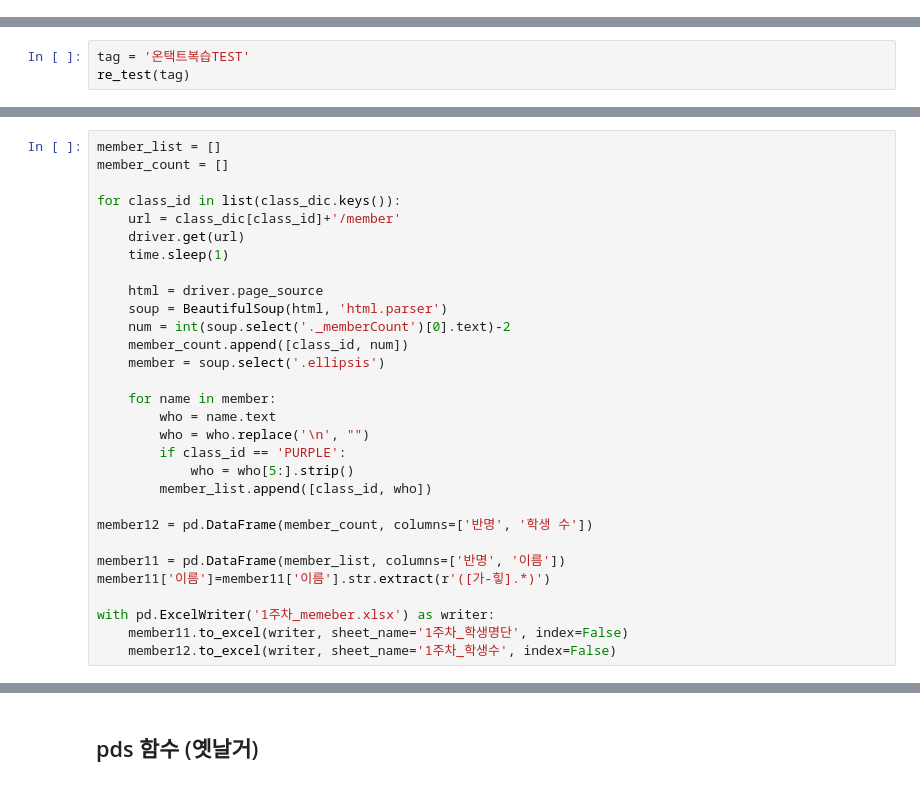
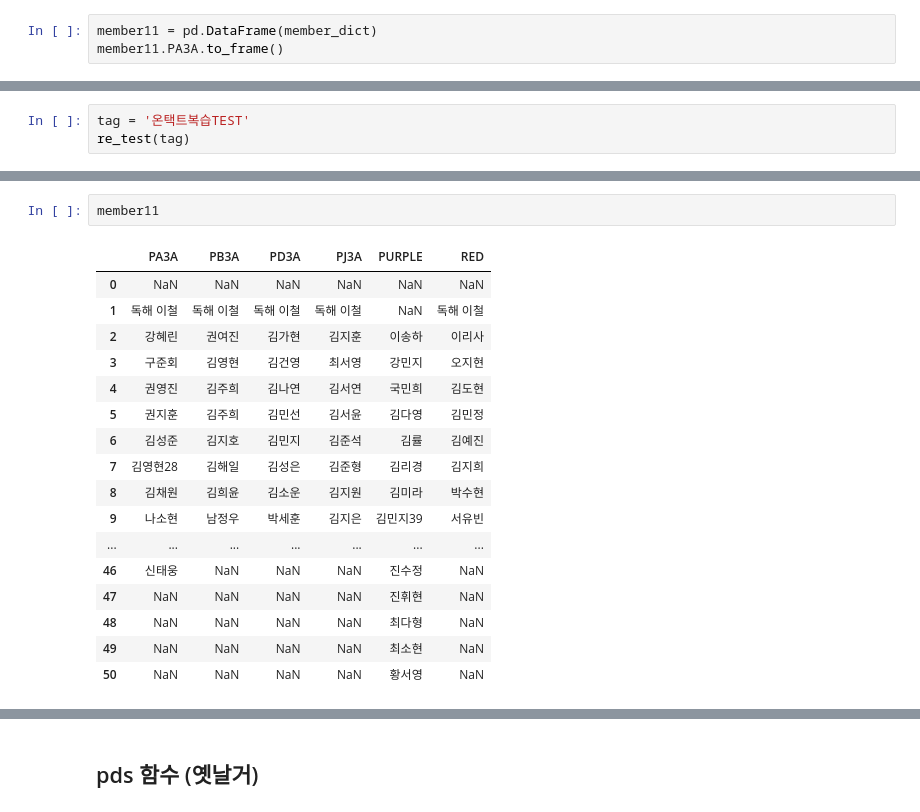
Before and after one commit to hmii/students_homework_checker, a Jupyter notebook: all_band.ipynb, the cells around one changed output, grey strips where cells are left out. Drawn from its saved outputs; the diff is of its cells as text.

```diff
--- a/all_band.ipynb
+++ b/all_band.ipynb
@@ -25,0 +166,3 @@ driver.get('https://nid.naver.com/oauth2.0/authorize?svctype=0&response_type=cod
+# %%
+member11 = pd.DataFrame(member_dict)
+member11.PA3A.to_frame()
@@ -213,30 +468,0 @@ class_dic['RED'] = 'https://band.us/band/85186132'
-# %%
-member_list = []
-member_count = []
-
-for class_id in list(class_dic.keys()):
-    url = class_dic[class_id]+'/member'
-    driver.get(url)
-    time.sleep(1)
-
-    html = driver.page_source
-    soup = BeautifulSoup(html, 'html.parser')
-    num = int(soup.select('._memberCount')[0].text)-2
-    member_count.append([class_id, num])
-    member = soup.select('.ellipsis')
-
-    for name in member:
-        who = name.text
-        who = who.replace('\n', "")
-        if class_id == 'PURPLE':
-            who = who[5:].strip()
-        member_list.append([class_id, who])
-
-member12 = pd.DataFrame(member_count, columns=['반명', '학생 수'])
-
-member11 = pd.DataFrame(member_list, columns=['반명', '이름'])
-member11['이름']=member11['이름'].str.extract(r'([가-힣].*)')
-
-with pd.ExcelWriter('1주차_memeber.xlsx') as writer:
-    member11.to_excel(writer, sheet_name='1주차_학생명단', index=False)
-    member12.to_excel(writer, sheet_name='1주차_학생수', index=False)
@@ -321,0 +469,20 @@ Name: name, dtype: object
+# %%
+member11
+# %% [output]
+|  | PA3A | PB3A | PD3A | PJ3A | PURPLE | RED |
+| 0 | NaN | NaN | NaN | NaN | NaN | NaN |
+| 1 | 독해 이철 | 독해 이철 | 독해 이철 | 독해 이철 | NaN | 독해 이철 |
+| 2 | 강혜린 | 권여진 | 김가현 | 김지훈 | 이송하 | 이리사 |
+| 3 | 구준회 | 김영현 | 김건영 | 최서영 | 강민지 | 오지현 |
+| 4 | 권영진 | 김주희 | 김나연 | 김서연 | 국민희 | 김도현 |
+| 5 | 권지훈 | 김주희 | 김민선 | 김서윤 | 김다영 | 김민정 |
+| 6 | 김성준 | 김지호 | 김민지 | 김준석 | 김률 | 김예진 |
+| 7 | 김영현28 | 김해일 | 김성은 | 김준형 | 김리경 | 김지희 |
+| 8 | 김채원 | 김희윤 | 김소운 | 김지원 | 김미라 | 박수현 |
+| 9 | 나소현 | 남정우 | 박세훈 | 김지은 | 김민지39 | 서유빈 |
+| ... | ... | ... | ... | ... | ... | ... |
+| 46 | 신태웅 | NaN | NaN | NaN | 진수정 | NaN |
+| 47 | NaN | NaN | NaN | NaN | 진휘현 | NaN |
+| 48 | NaN | NaN | NaN | NaN | 최다형 | NaN |
+| 49 | NaN | NaN | NaN | NaN | 최소현 | NaN |
+| 50 | NaN | NaN | NaN | NaN | 황서영 | NaN |
```
Also changed, not shown: parts of 46 cells of this notebook.
